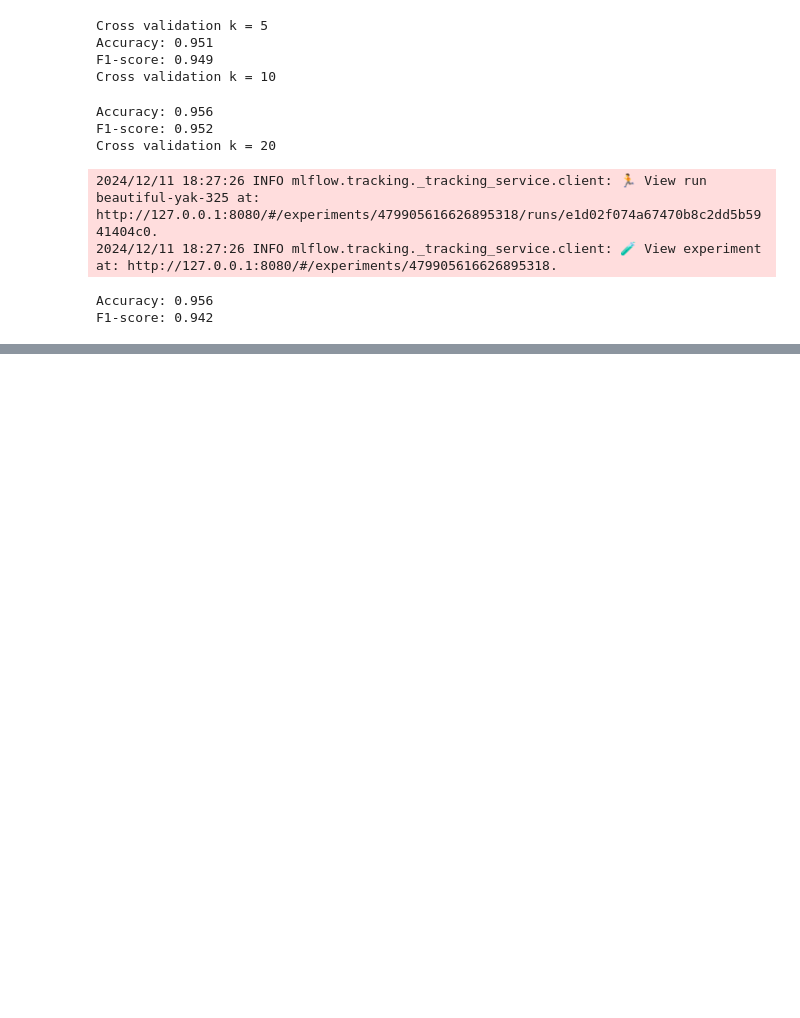
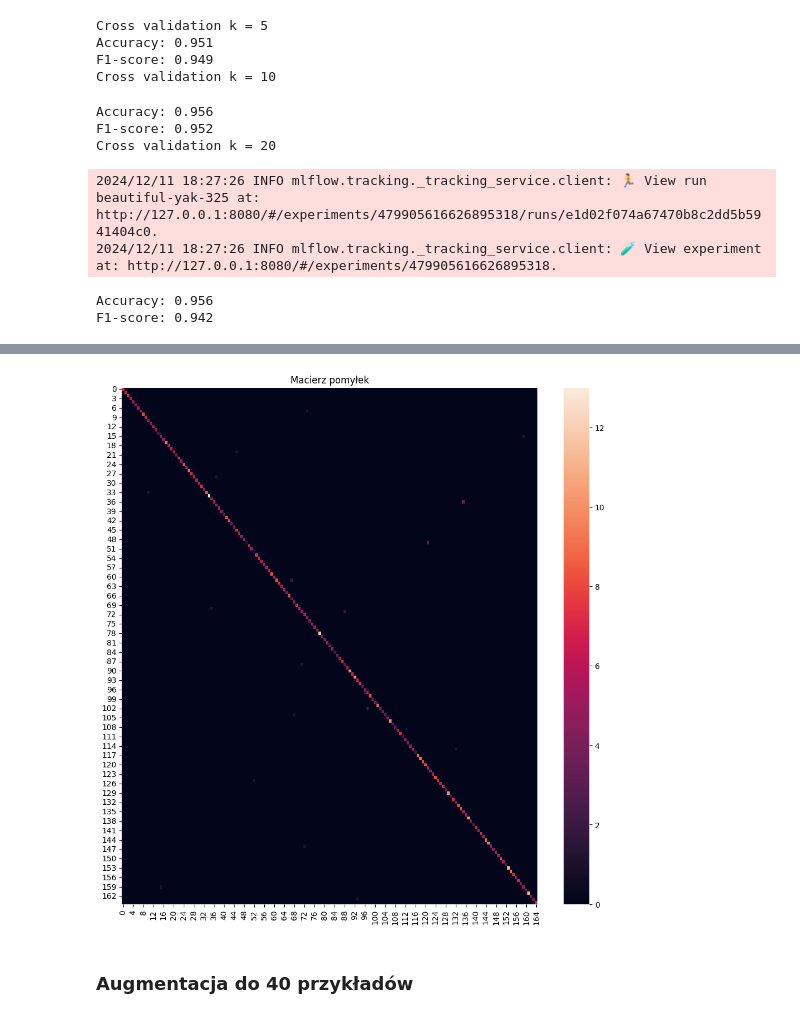
Before and after one commit to KacperUrban/Machine-learning-course, a Jupyter notebook: notebooks/Projekt_nr_3.ipynb, the cells around one changed output, grey strips where cells are left out. Drawn from its saved outputs; the diff is of its cells as text; code cells hidden in the pictures; blank space fills up the shorter version.

```diff
--- a/notebooks/Projekt_nr_3.ipynb
+++ b/notebooks/Projekt_nr_3.ipynb
@@ -262,0 +540,7 @@ Model xgboost jest porównywalny do lasów losowych i drzew decyzyjnych. Podczas
+# %%
+clf = RandomForestClassifier(random_state=42)
+plot_confusion_matrix(clf, X_res, y_res)
+# %% [output]
+[figure, added]
+# %% [markdown]
+### Augmentacja do 40 przykładów
```
Also changed, not shown: parts of 34 cells of this notebook.
